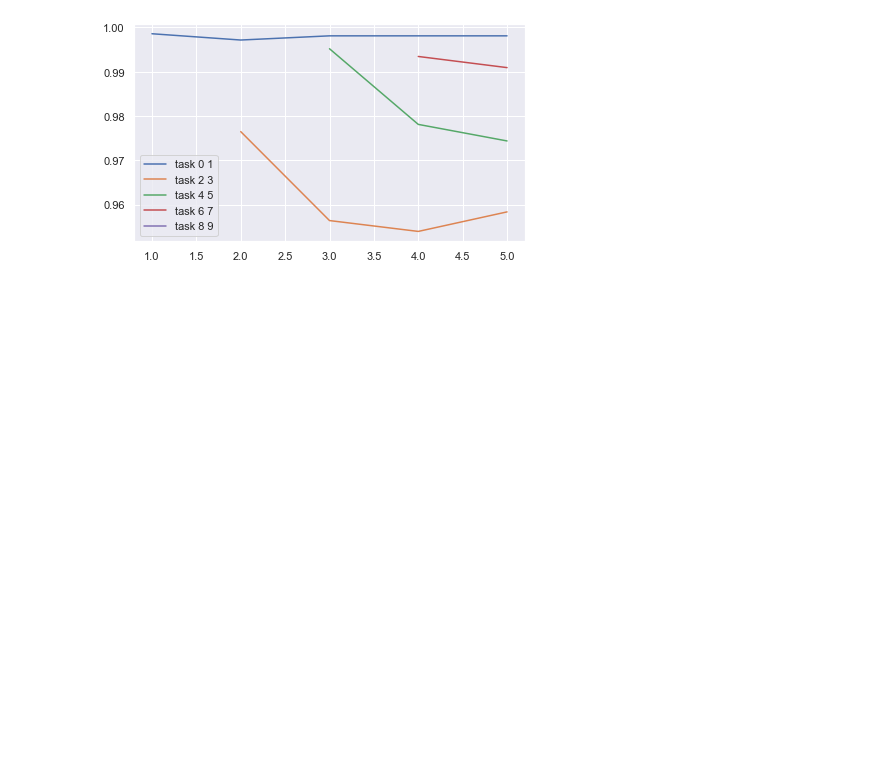
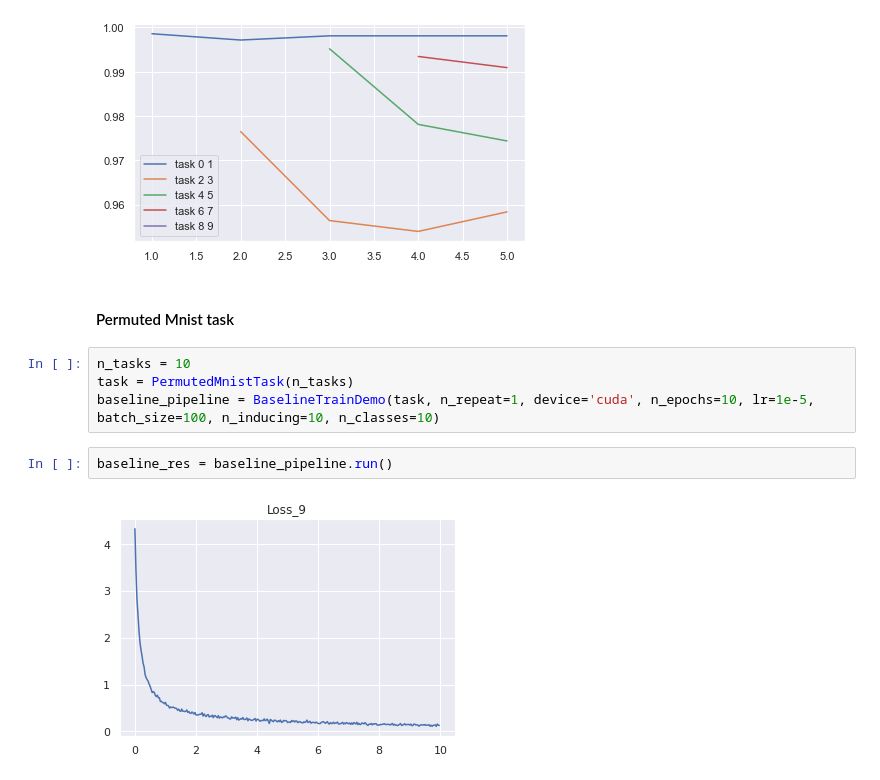
Before and after one commit to AndreevP/FRCL, a Jupyter notebook: notebooks/pipeline_demo.ipynb, the cells around one changed output. Saved outputs shown, nothing was run; the diff lists cells and outputs as text; blank space fills up the shorter version.

Commit message:
add Permuted mnist task, bug fixes

```diff
--- a/notebooks/pipeline_demo.ipynb
+++ b/notebooks/pipeline_demo.ipynb
@@ -44,3 +46,13 @@ for i, lbls in enumerate(tasks):
 plt.show()
 # %% [output]
 [figure]
+# %% [markdown]
+#### Permuted Mnist task
+# %%
+n_tasks = 10
+task = PermutedMnistTask(n_tasks)
+baseline_pipeline = BaselineTrainDemo(task, n_repeat=1, device='cuda', n_epochs=10, lr=1e-5, batch_size=100, n_inducing=10, n_classes=10)
+# %%
+baseline_res = baseline_pipeline.run()
+# %% [output]
+[figure, added]
```
Also changed, not shown: parts of 7 cells of this notebook, 3 other files.
